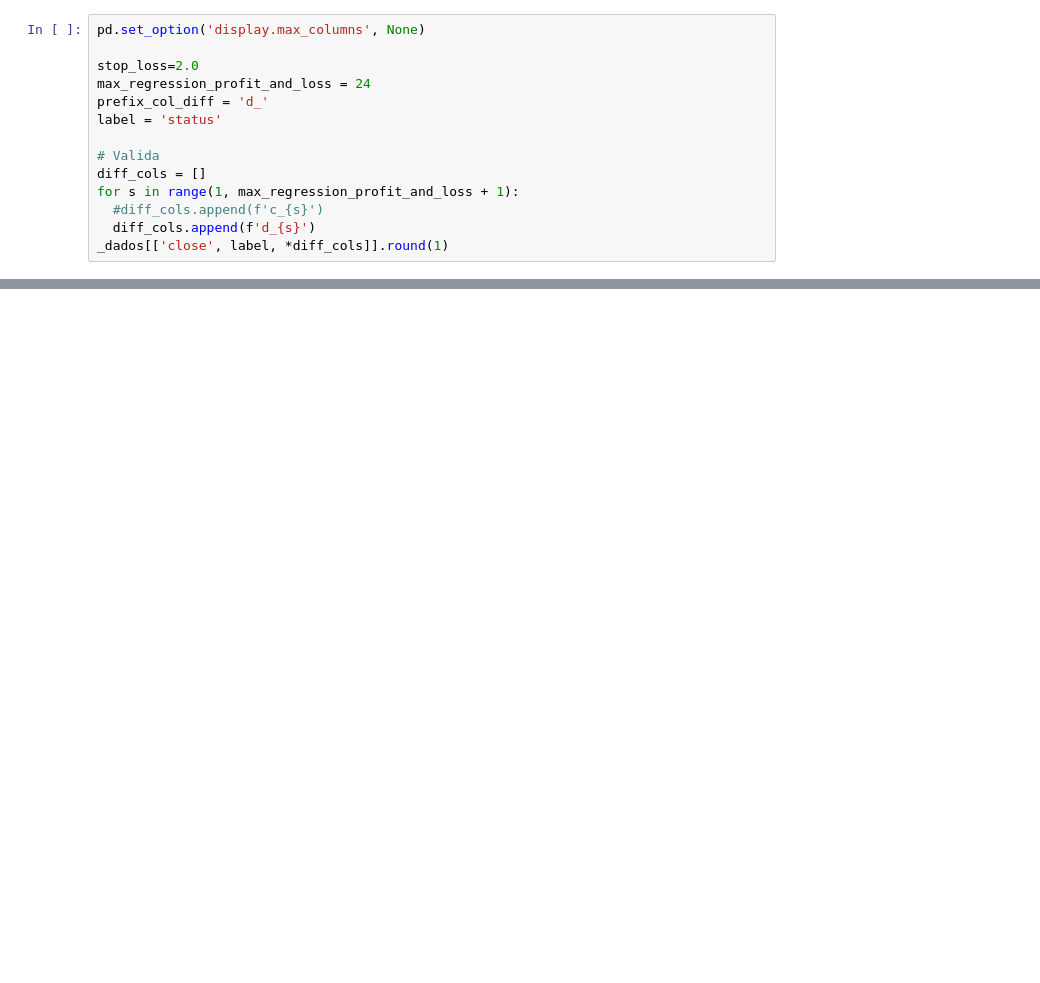
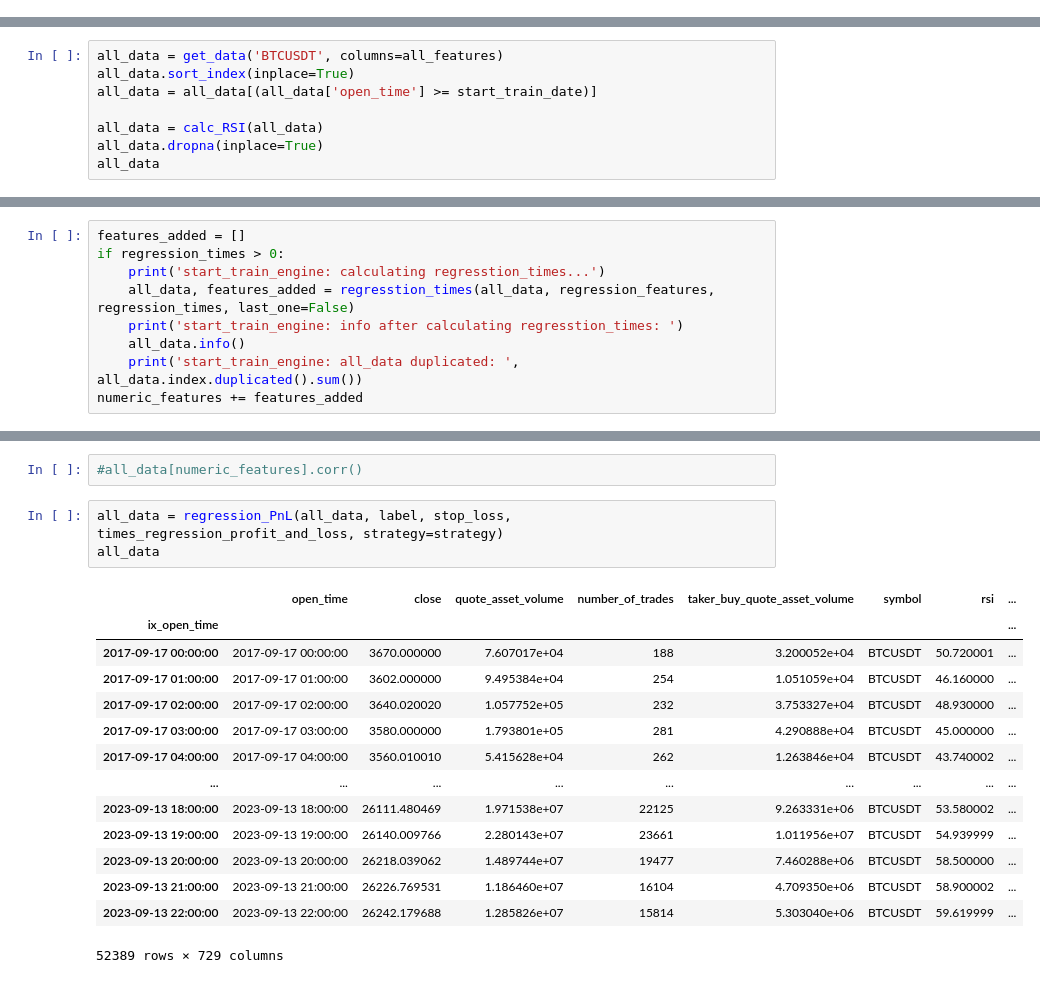
Before and after one commit to marmibv/mg_crypto_trader, a Jupyter notebook: src/jupyter_nb/analise_estatisticas.ipynb, the cells around one changed output, grey strips where cells are left out. Cells and saved outputs as stored; diff of their text form; blank space fills up the shorter version.

```diff
--- a/src/jupyter_nb/analise_estatisticas.ipynb
+++ b/src/jupyter_nb/analise_estatisticas.ipynb
@@ -22,14 +29,0 @@ _dados
-# %%
-pd.set_option('display.max_columns', None)
-
-stop_loss=2.0
-max_regression_profit_and_loss = 24
-prefix_col_diff = 'd_'
-label = 'status'
-
-# Valida
-diff_cols = []
-for s in range(1, max_regression_profit_and_loss + 1):
-  #diff_cols.append(f'c_{s}')
-  diff_cols.append(f'd_{s}')
-_dados[['close', label, *diff_cols]].round(1)
@@ -40,0 +30,8 @@ print(_dados.groupby('status')['status'].count())
+# %%
+all_data = get_data('BTCUSDT', columns=all_features)
+all_data.sort_index(inplace=True)
+all_data = all_data[(all_data['open_time'] >= start_train_date)]
+
+all_data = calc_RSI(all_data)
+all_data.dropna(inplace=True)
+all_data
@@ -40,0 +64,9 @@ print(_dados.groupby('status')['status'].count())
+# %%
+features_added = []
+if regression_times > 0:
+    print('start_train_engine: calculating regresstion_times...')
+    all_data, features_added = regresstion_times(all_data, regression_features, regression_times, last_one=False)
+    print('start_train_engine: info after calculating regresstion_times: ')
+    all_data.info()
+    print('start_train_engine: all_data duplicated: ', all_data.index.duplicated().sum())
+numeric_features += features_added
@@ -40,0 +83,20 @@ print(_dados.groupby('status')['status'].count())
+# %%
+#all_data[numeric_features].corr()
+# %%
+all_data = regression_PnL(all_data, label, stop_loss, times_regression_profit_and_loss, strategy=strategy)
+all_data
+# %% [output]
+|  | open_time | close | quote_asset_volume | number_of_trades | taker_buy_quote_asset_volume | symbol | rsi | ... |
+| ix_open_time |  |  |  |  |  |  |  | ... |
+| 2017-09-17 00:00:00 | 2017-09-17 00:00:00 | 3670.000000 | 7.607017e+04 | 188 | 3.200052e+04 | BTCUSDT | 50.720001 | ... |
+| 2017-09-17 01:00:00 | 2017-09-17 01:00:00 | 3602.000000 | 9.495384e+04 | 254 | 1.051059e+04 | BTCUSDT | 46.160000 | ... |
+| 2017-09-17 02:00:00 | 2017-09-17 02:00:00 | 3640.020020 | 1.057752e+05 | 232 | 3.753327e+04 | BTCUSDT | 48.930000 | ... |
+| 2017-09-17 03:00:00 | 2017-09-17 03:00:00 | 3580.000000 | 1.793801e+05 | 281 | 4.290888e+04 | BTCUSDT | 45.000000 | ... |
+| 2017-09-17 04:00:00 | 2017-09-17 04:00:00 | 3560.010010 | 5.415628e+04 | 262 | 1.263846e+04 | BTCUSDT | 43.740002 | ... |
+| ... | ... | ... | ... | ... | ... | ... | ... | ... |
+| 2023-09-13 18:00:00 | 2023-09-13 18:00:00 | 26111.480469 | 1.971538e+07 | 22125 | 9.263331e+06 | BTCUSDT | 53.580002 | ... |
+| 2023-09-13 19:00:00 | 2023-09-13 19:00:00 | 26140.009766 | 2.280143e+07 | 23661 | 1.011956e+07 | BTCUSDT | 54.939999 | ... |
+| 2023-09-13 20:00:00 | 2023-09-13 20:00:00 | 26218.039062 | 1.489744e+07 | 19477 | 7.460288e+06 | BTCUSDT | 58.500000 | ... |
+| 2023-09-13 21:00:00 | 2023-09-13 21:00:00 | 26226.769531 | 1.186460e+07 | 16104 | 4.709350e+06 | BTCUSDT | 58.900002 | ... |
+| 2023-09-13 22:00:00 | 2023-09-13 22:00:00 | 26242.179688 | 1.285826e+07 | 15814 | 5.303040e+06 | BTCUSDT | 59.619999 | ... |
+52389 rows × 729 columns
```
Also changed, not shown: parts of 27 cells of this notebook, 17 other files.
